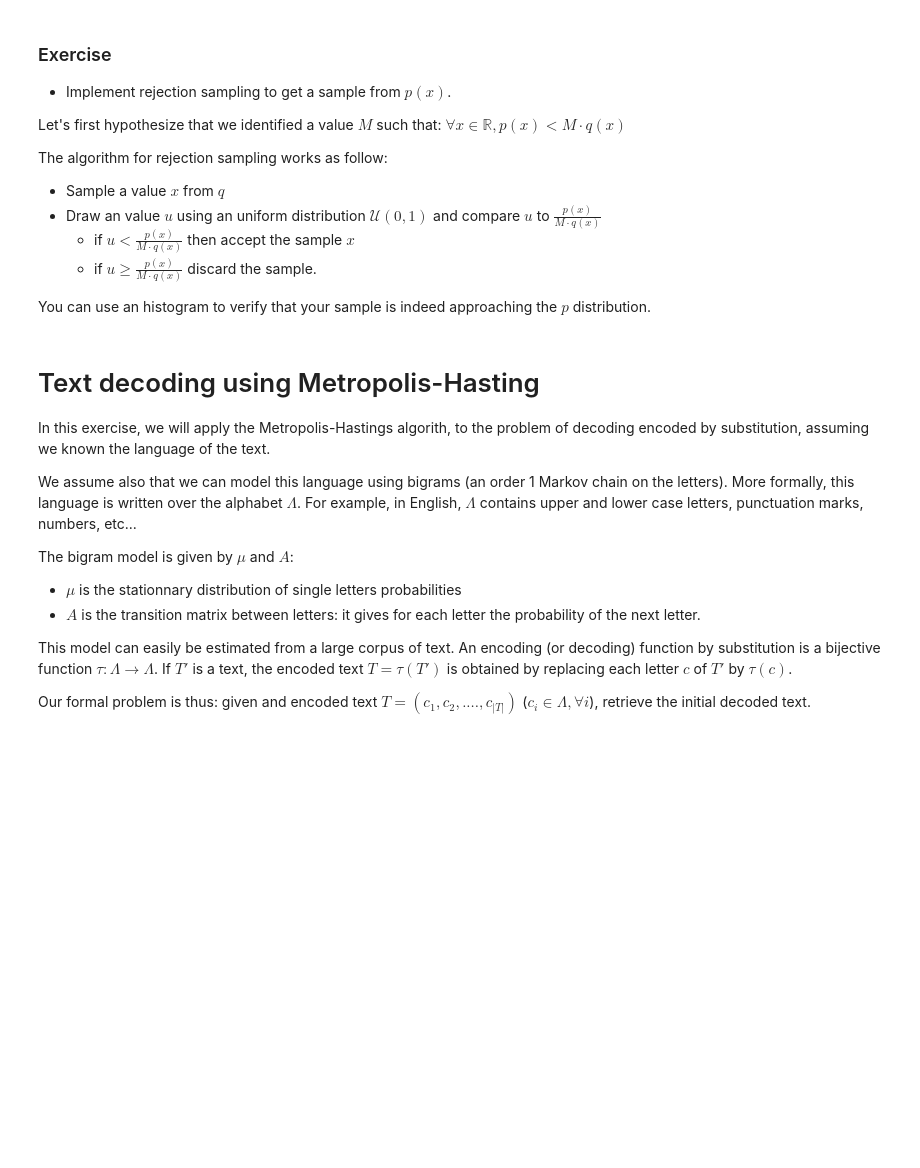
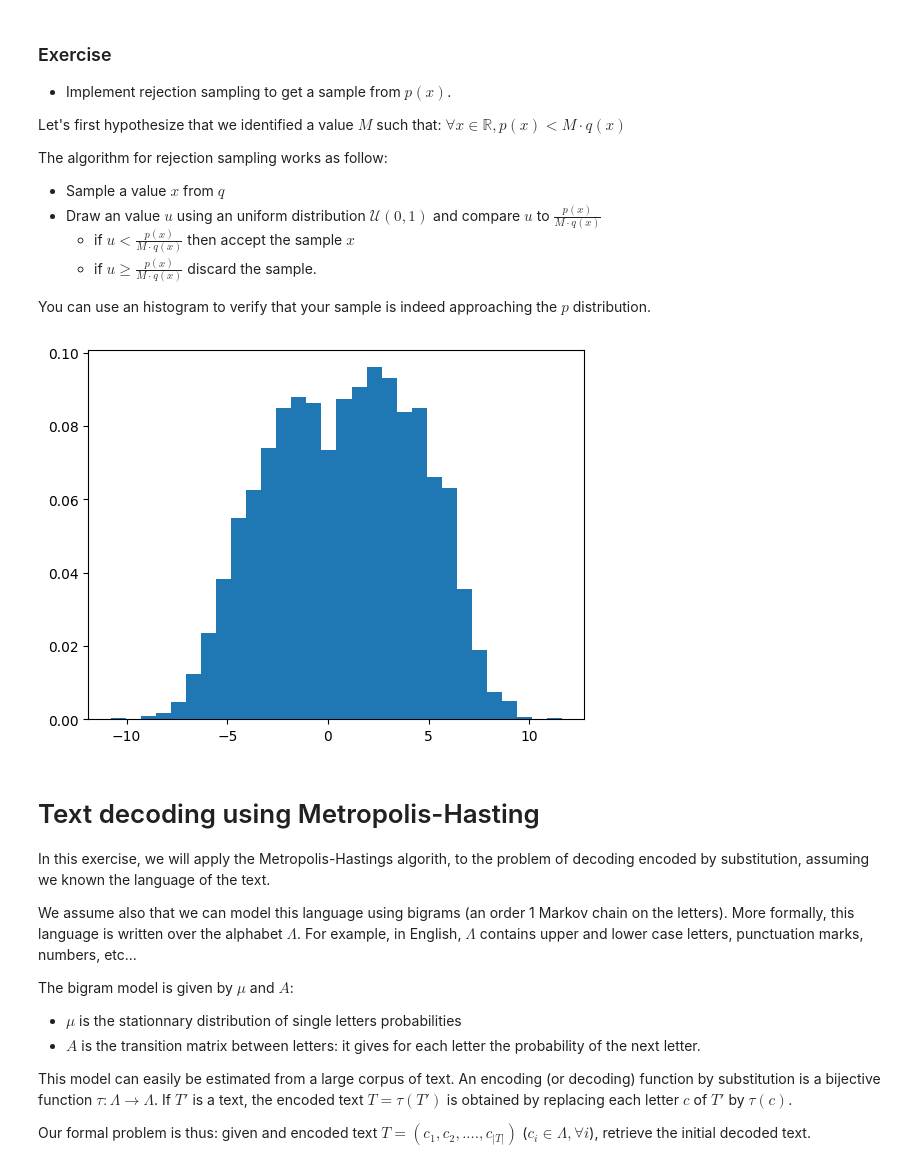
Before and after one commit to Thoribus/APML, a Jupyter notebook: Project 6 - Text Decoding/MCMC_project.ipynb, the cells around one changed output. Drawn from its saved outputs; the diff is of its cells as text; code cells hidden in the pictures; blank space fills up the shorter version.

```diff
--- a/Project 6 - Text Decoding/MCMC_project.ipynb
+++ b/Project 6 - Text Decoding/MCMC_project.ipynb
@@ -61,24 +63,26 @@ You can use an histogram to verify that your sample is indeed approaching the $p
 # %%
 ## Your code can go here.
 
 ##TODO: value M ?!
-def rejection_sampling(size):
+def rejection_sampling(size,M=1):
     samples = []
 
     while len(samples) < size:
         x = np.random.normal(mu_red, sigma_red)
         u = np.random.uniform(0, 1)
 
-        acceptance_prob = p_green(x) / q_red.pdf(x)
+        acceptance_prob = p_green(x) / (M*q_red.pdf(x))
 
         if u < acceptance_prob:
             samples.append(x)
 
     return samples
 
-samples = rejection_sampling(size)
-plt.hist(samples, bins=20, density=True)
+samples = rejection_sampling(10000)
+plt.hist(samples, bins=30, density=True)
 plt.show()
+# %% [output]
+[figure, added]
 # %% [markdown]
 # Text decoding using Metropolis-Hasting
 
```
Also changed, not shown: parts of 11 cells of this notebook, 5 other files.
